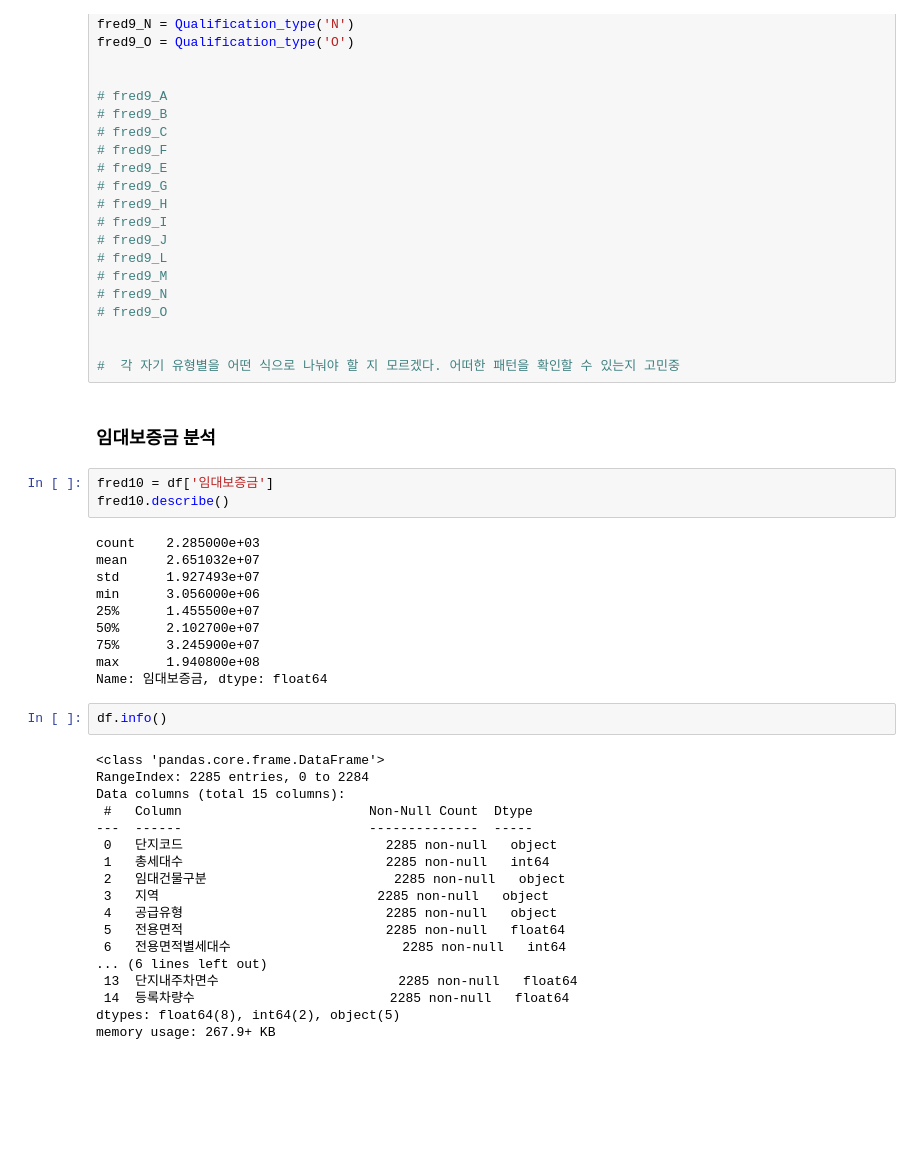
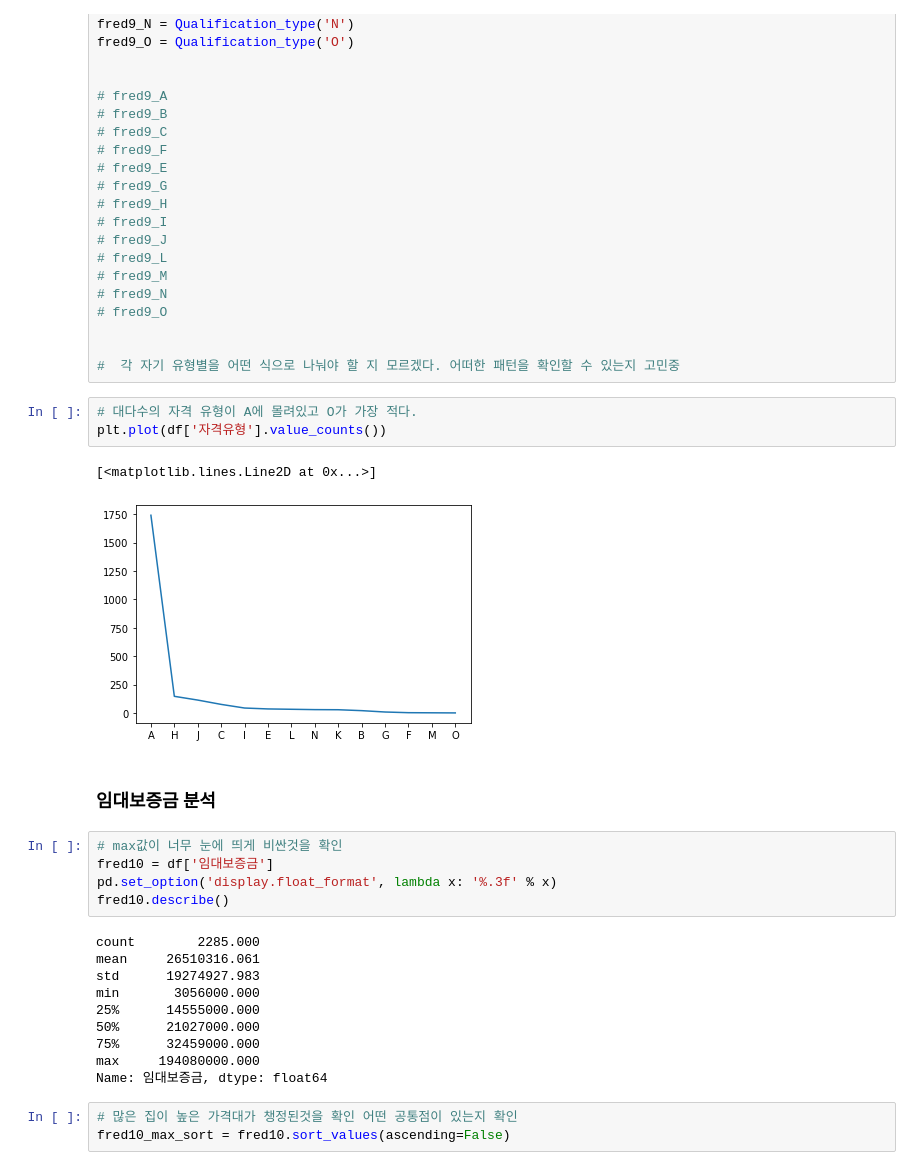
Before and after one commit to SeoMinJong/-, a Jupyter notebook: parking_data_analysis.ipynb, the cells around one changed output. Cells and saved outputs as stored; diff of their text form; blank space fills up the shorter version.

Commit message:
[Update] 각 수치 column에 평균보다 적은 비용을 내는 가구 추가, fred11까지 분석

```diff
--- a/parking_data_analysis.ipynb
+++ b/parking_data_analysis.ipynb
@@ -447,38 +438,29 @@ fred9_O = Qualification_type('O')
 
 
 #  각 자기 유형별을 어떤 식으로 나눠야 할 지 모르겠다. 어떠한 패턴을 확인할 수 있는지 고민중
+# %%
+# 대다수의 자격 유형이 A에 몰려있고 O가 가장 적다.
+plt.plot(df['자격유형'].value_counts())
+# %% [output]
+[<matplotlib.lines.Line2D at 0x...>]
+[figure, added]
 # %% [markdown]
 ### 임대보증금 분석
-# %%
-fred10 = df['임대보증금']
-fred10.describe()
-# %% [output]
-count    2.285000e+03
-mean     2.651032e+07
-std      1.927493e+07
-min      3.056000e+06
-25%      1.455500e+07
-50%      2.102700e+07
-75%      3.245900e+07
-max      1.940800e+08
-Name: 임대보증금, dtype: float64
-# %%
-df.info()
-# %% [output]
-<class 'pandas.core.frame.DataFrame'>
-RangeIndex: 2285 entries, 0 to 2284
-Data columns (total 15 columns):
- #   Column                        Non-Null Count  Dtype
----  ------                        --------------  -----
- 0   단지코드                          2285 non-null   object
- 1   총세대수                          2285 non-null   int64
- 2   임대건물구분                        2285 non-null   object
- 3   지역                            2285 non-null   object
- 4   공급유형                          2285 non-null   object
- 5   전용면적                          2285 non-null   float64
- 6   전용면적별세대수                      2285 non-null   int64
-... (6 lines left out)
- 13  단지내주차면수                       2285 non-null   float64
- 14  등록차량수                         2285 non-null   float64
-dtypes: float64(8), int64(2), object(5)
-memory usage: 267.9+ KB
+# %%
+# max값이 너무 눈에 띄게 비싼것을 확인
+fred10 = df['임대보증금']
+pd.set_option('display.float_format', lambda x: '%.3f' % x)
+fred10.describe()
+# %% [output]
+count        2285.000
+mean     26510316.061
+std      19274927.983
+min       3056000.000
+25%      14555000.000
+50%      21027000.000
+75%      32459000.000
+max     194080000.000
+Name: 임대보증금, dtype: float64
+# %%
+# 많은 집이 높은 가격대가 챙정된것을 확인 어떤 공통점이 있는지 확인
+fred10_max_sort = fred10.sort_values(ascending=False)
```
Also changed, not shown: parts of 10 cells of this notebook.
